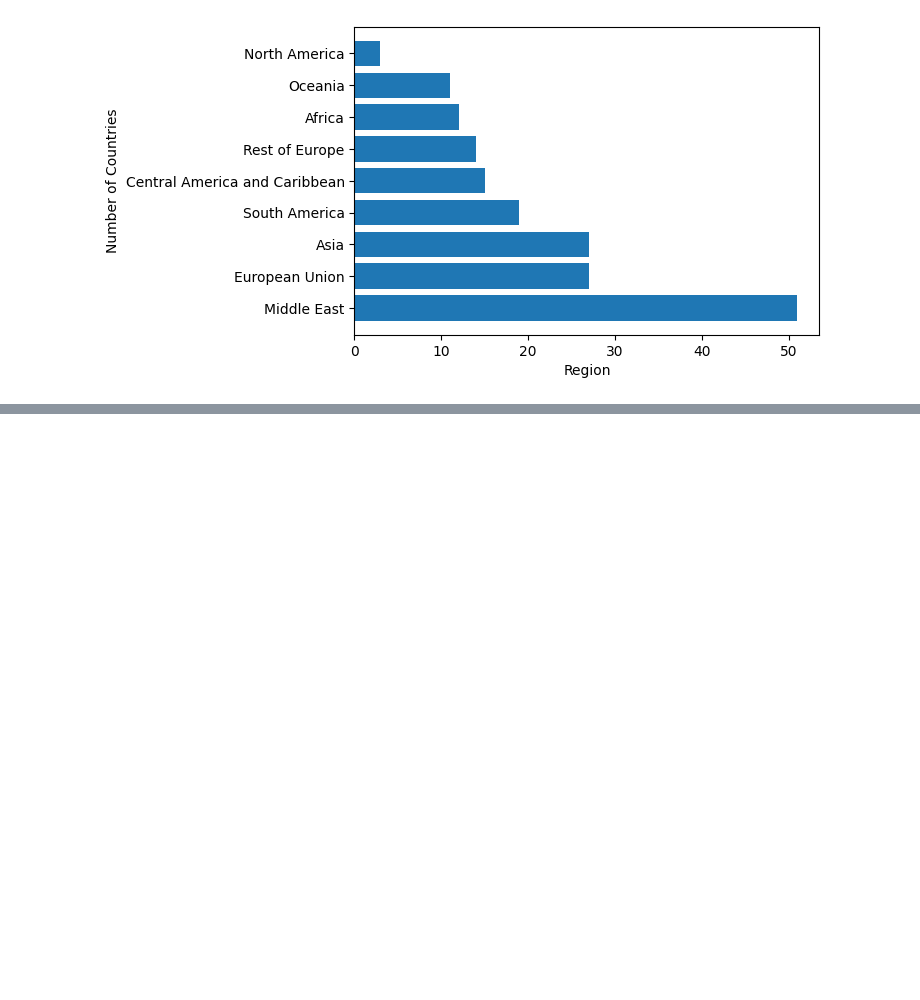
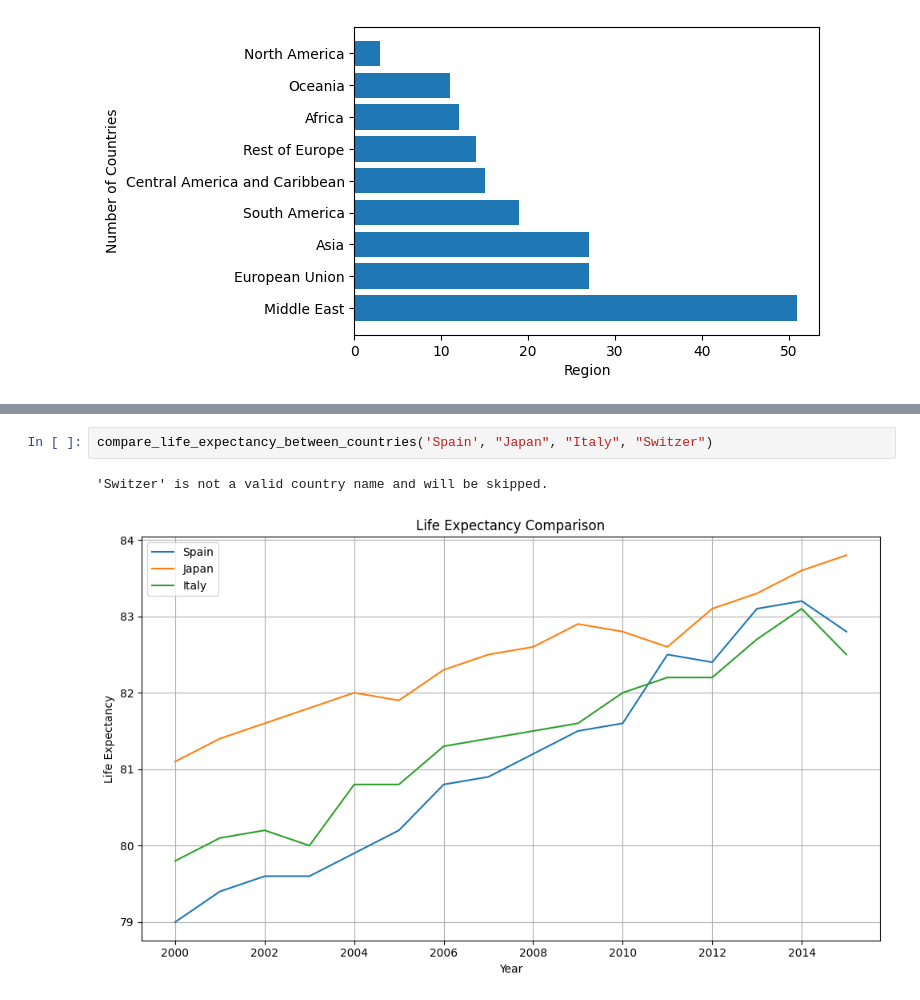
Before and after one commit to Kristian0703/Life_Expectancy_Project, a Jupyter notebook: Life_Expectancy_Notebook.ipynb, the cells around one changed output, grey strips where cells are left out. Drawn from its saved outputs; the diff is of its cells as text; blank space fills up the shorter version.

Commit message:
Create two functions. One to compare life expectancy between several countries and one to plot the life expectancy of an individual country

```diff
--- a/Life_Expectancy_Notebook.ipynb
+++ b/Life_Expectancy_Notebook.ipynb
@@ -150,0 +183,5 @@ life_expectancy_df
+# %%
+compare_life_expectancy_between_countries('Spain', "Japan", "Italy", "Switzer")
+# %% [output]
+'Switzer' is not a valid country name and will be skipped.
+[figure, added]
```
Also changed, not shown: parts of 2 cells of this notebook.
